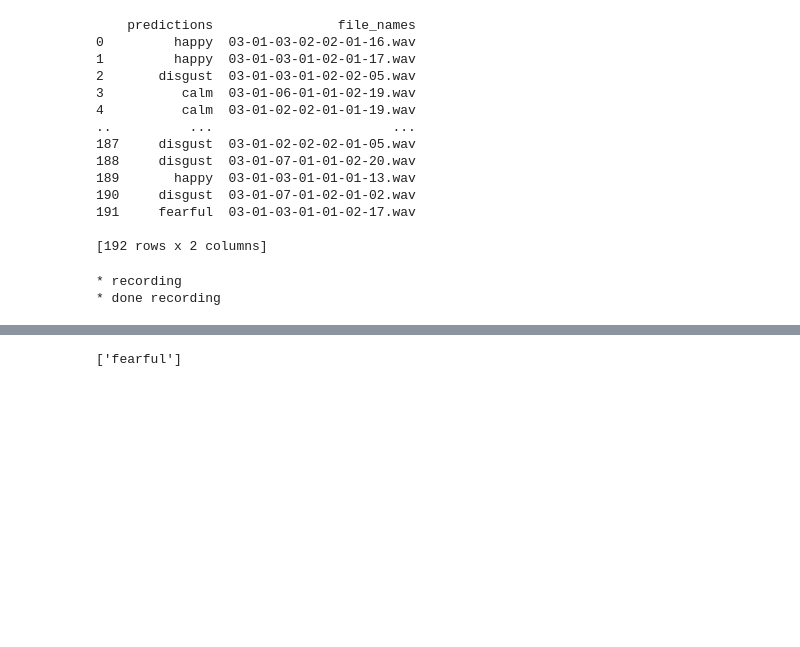
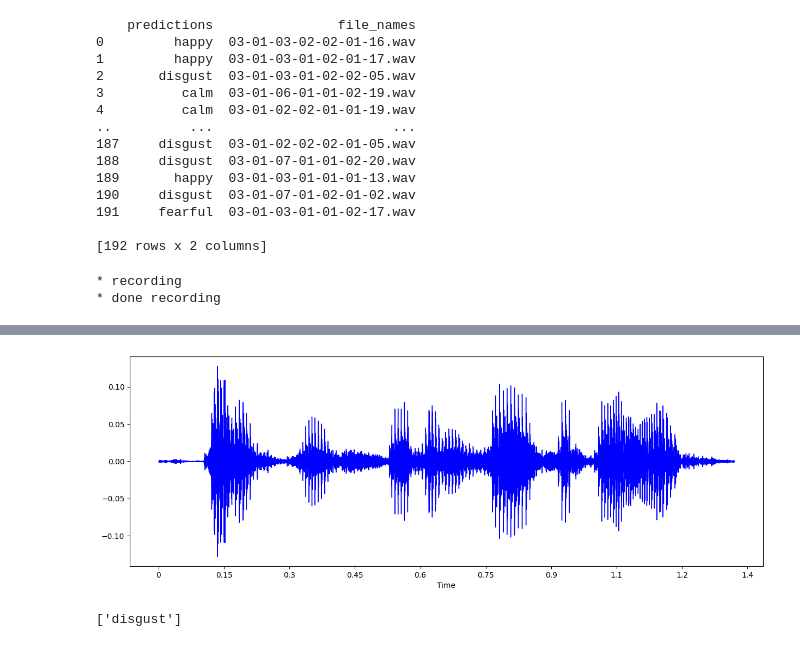
Before and after one commit to IshaanZen/voice-sense, a Jupyter notebook: speech_emotion.ipynb, the cells around one changed output, grey strips where cells are left out. Saved outputs shown, nothing was run; the diff lists cells and outputs as text; code cells hidden in the pictures; blank space fills up the shorter version.

```diff
--- a/speech_emotion.ipynb
+++ b/speech_emotion.ipynb
@@ -510,7 +519,19 @@ plt.show()
+# %%
+import librosa.display
+import matplotlib.pyplot as plt
+
+data, sampling_rate = librosa.load('./clean_speech/03-01-08-02-02-01-15.wav')
+plt.figure(figsize=(15, 5))
+# You can choose any color here
+librosa.display.waveshow(data, sr=sampling_rate, color='b')
+
+plt.show()
+# %% [output]
+[figure, added]
 # %%
-file = 'output10.wav'
+file = './voice_recording/03-01-08-02-02-02-24.wav'
 ans = []
-new_feature = extract_feature(file, mfcc=True, chroma=True, mel=True)
+new_feature = qextract_feature(file, mfcc=True, chroma=True, mel=True)
 ans.append(new_feature)
 ans = np.array(ans)
 
@@ -518,4 +539,4 @@ ans = np.array(ans)
 result = Emotion_Voice_Detection_Model.predict(ans)
 print(result)
 # %% [output]
-['fearful']
+['disgust']
```
Also changed, not shown: parts of 5 cells of this notebook, 5 other files.
